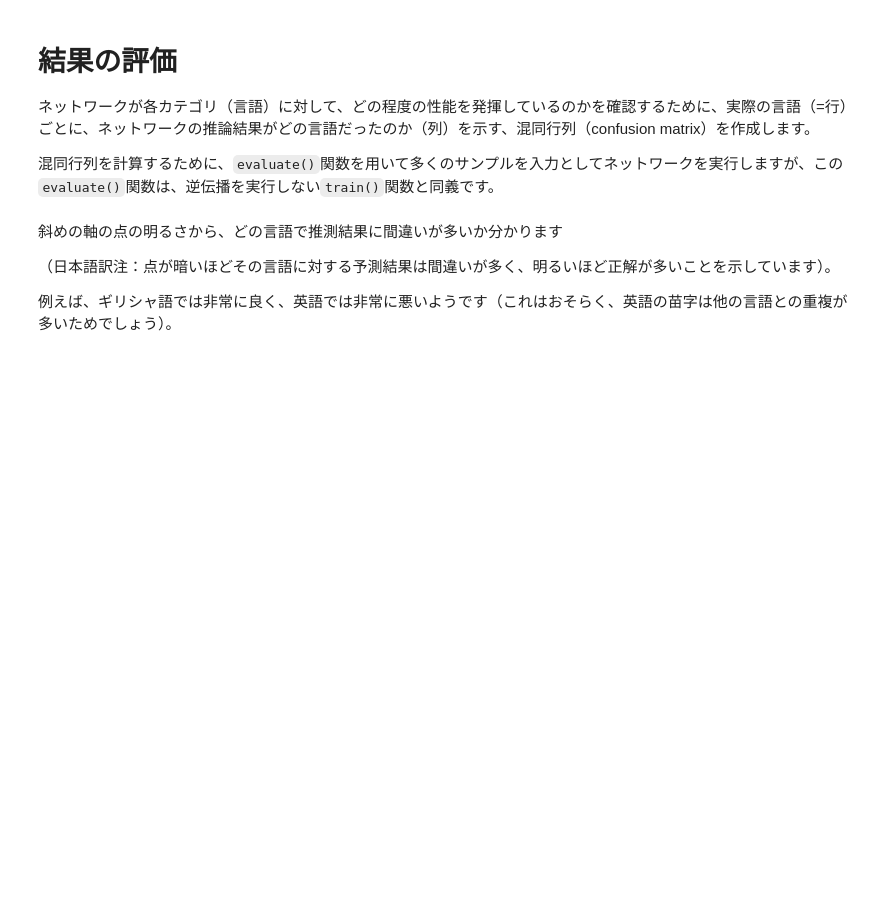
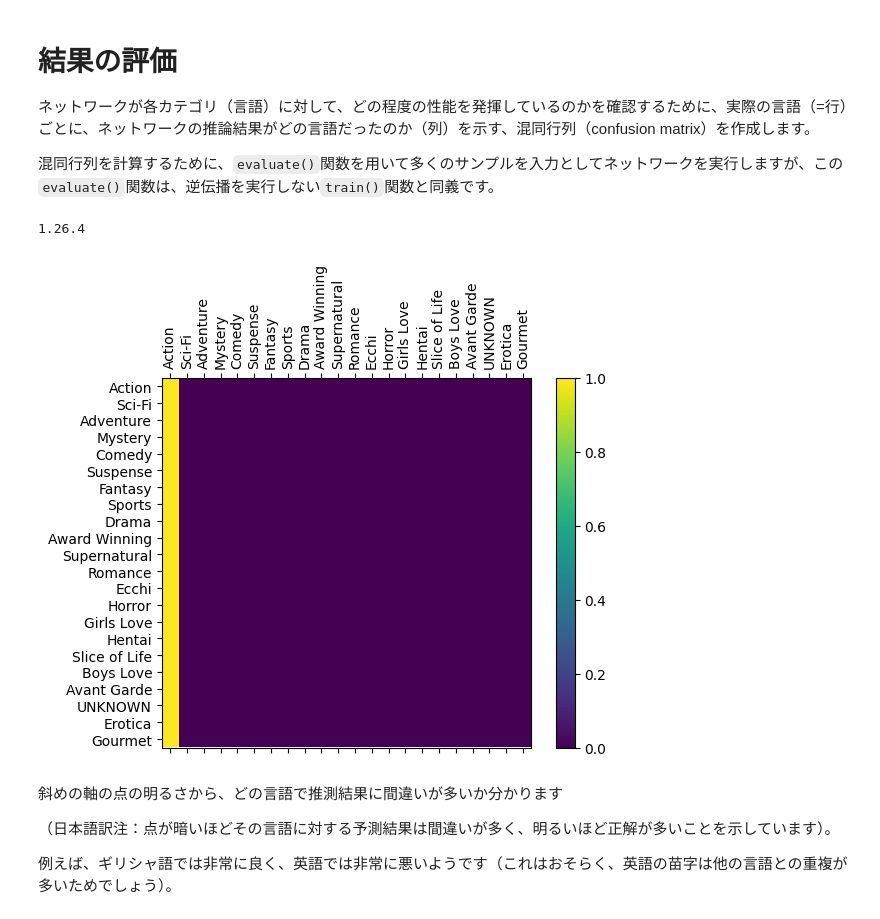
Before and after one commit to nac-39/RNN_tutorial, a Jupyter notebook: src/rnn_tutorial/20240710_勉強会_RNN_演習.ipynb, the cells around one changed output. Drawn from its saved outputs; the diff is of its cells as text; code cells hidden in the pictures; blank space fills up the shorter version.

```diff
--- a/src/rnn_tutorial/20240710_勉強会_RNN_演習.ipynb
+++ b/src/rnn_tutorial/20240710_勉強会_RNN_演習.ipynb
@@ -215,7 +268,7 @@ output, next_hidden = rnn(input, hidden)
 さらに効率的にするために、単語ではなく、バッチのテンソルを事前に計算しておく方法もあります。
 # %%
 input = lineToTensor('Doraemon')
-hidden = torch.zeros(1, n_hidden)
+hidden = torch.zeros(1, n_hidden).to(device)
 
 output, next_hidden = rnn(input[0], hidden)
 print(output)
@@ -256,11 +309,11 @@ def randomChoice(l):
 
 def randomTrainingExample():
     genre = randomChoice(genres_list)
-    anime_titles = anime[anime['Genres'].str.contains(genre, case=False)]['Name']
+    anime_titles = anime[anime['Genres'].str.contains(genre, case=False)][LEARN_COLUMN]
 
     line = randomChoice(anime_titles.to_list())
-    genre_tensor = torch.tensor(genres_list.index(genre), dtype=torch.long)
-    line_tensor = lineToTensor(line)
+    genre_tensor = torch.tensor(genres_list.index(genre), dtype=torch.long).to(device)
+    line_tensor = lineToTensor(line).to(device)
     return genre, line, genre_tensor, line_tensor
 
 
@@ -308,13 +361,15 @@ criterion = nn.NLLLoss()
 - 出力と損失を返す
 # %%
 import torch.optim as optim
+from torch.nn.parameter import Parameter
 
 
-learning_rate = 0.005 # If you set this too high, it might explode. If too low, it might not learn
+learning_rate = (
+    0.005  # If you set this too high, it might explode. If too low, it might not learn
+)
 
 # オプティマイザを定義（例：SGDオプティマイザ）
 optimizer = optim.SGD(rnn.parameters(), lr=learning_rate)
-import torch.optim as optim
 
 # オプティマイザを定義（例：SGDオプティマイザ）
 
@@ -326,16 +381,21 @@ def train(category_tensor, line_tensor):
 
     for i in range(line_tensor.size()[0]):
         output, hidden = rnn(line_tensor[i], hidden)
-    category_tensor = category_tensor.view(1).type(torch.LongTensor)  # バッチサイズ1の整数型テンソルに変換
+    category_tensor = (
+        category_tensor.view(1).type(torch.LongTensor).to(device)
+    )  # バッチサイズ1の整数型テンソルに変換
+
     loss = criterion(output, category_tensor)
     loss.backward()
-    print(loss)
 
     # Add parameters' gradients to their values, multiplied by learning rate
-    for p in rnn.parameters():
-        if p.data is None:
-            continue
-        p.data.add_(p.grad.data, alpha=-learning_rate)
+    # for p in rnn.parameters():
+    #     if p is None:
+    #         continue
+    #     elif not isinstance(p.data, Parameter):
+    #         continue
+    #     else:
+    #         p.data.add_(p.grad.data, alpha=-learning_rate)
     # 勾配がNoneでないことを確認するデバッグ出力
     # for p in rnn.parameters():
     #     if p.grad is None:
@@ -344,7 +404,7 @@ def train(category_tensor, line_tensor):
     #         print(f"Parameter {p} gradient size: {p.grad.size()}")
 
     # オプティマイザでパラメータを更新する
-    # optimizer.step()
+    optimizer.step()
 
     return output, loss.item()
 # %% [markdown]
@@ -430,48 +525,56 @@ plt.plot(all_losses)
 ネットワークが各カテゴリ（言語）に対して、どの程度の性能を発揮しているのかを確認するために、実際の言語（=行）ごとに、ネットワークの推論結果がどの言語だったのか（列）を示す、混同行列（confusion matrix）を作成します。
 
 混同行列を計算するために、`evaluate()`関数を用いて多くのサンプルを入力としてネットワークを実行しますが、この`evaluate()`関数は、逆伝播を実行しない`train()`関数と同義です。
+# %%
+import numpy as np
+# バージョン
+print(np.__version__)
+# %% [output]
+1.26.4
 # %%
 # Keep track of correct guesses in a confusion matrix
-confusion = torch.zeros(n_genres, n_genres)
+confusion = torch.zeros(n_genres, n_genres).to(device)
 n_confusion = 10000
 
 # Just return an output given a line
 def evaluate(line_tensor):
-    hidden = rnn.initHidden()
+    hidden = trained_rnn.initHidden()
 
     for i in range(line_tensor.size()[0]):
-        output, hidden = rnn(line_tensor[i], hidden)
+        output, hidden = trained_rnn(line_tensor[i], hidden)
 
     return output
 
 # Go through a bunch of examples and record which are correctly guessed
 for i in range(n_confusion):
     category, line, category_tensor, line_tensor = randomTrainingExample()
     output = evaluate(line_tensor)
     guess, guess_i = categoryFromOutput(output)
     category_i = genres_list.index(category)
     confusion[category_i][guess_i] += 1
 
 # Normalize by dividing every row by its sum
 for i in range(n_genres):
     confusion[i] = confusion[i] / confusion[i].sum()
 
 # Set up plot
 fig = plt.figure()
 ax = fig.add_subplot(111)
-cax = ax.matshow(confusion.numpy())
+cax = ax.matshow(confusion.cpu().numpy())
 fig.colorbar(cax)
 
 # Set up axes
 ax.set_xticklabels([''] + genres_list, rotation=90)
 ax.set_yticklabels([''] + genres_list)
 
 # Force label at every tick
 ax.xaxis.set_major_locator(ticker.MultipleLocator(1))
 ax.yaxis.set_major_locator(ticker.MultipleLocator(1))
 
 # sphinx_gallery_thumbnail_number = 2
 plt.show()
+# %% [output]
+[figure, added]
 # %% [markdown]
 斜めの軸の点の明るさから、どの言語で推測結果に間違いが多いか分かります
 
```
Also changed, not shown: parts of 20 cells of this notebook, 1 other file.
